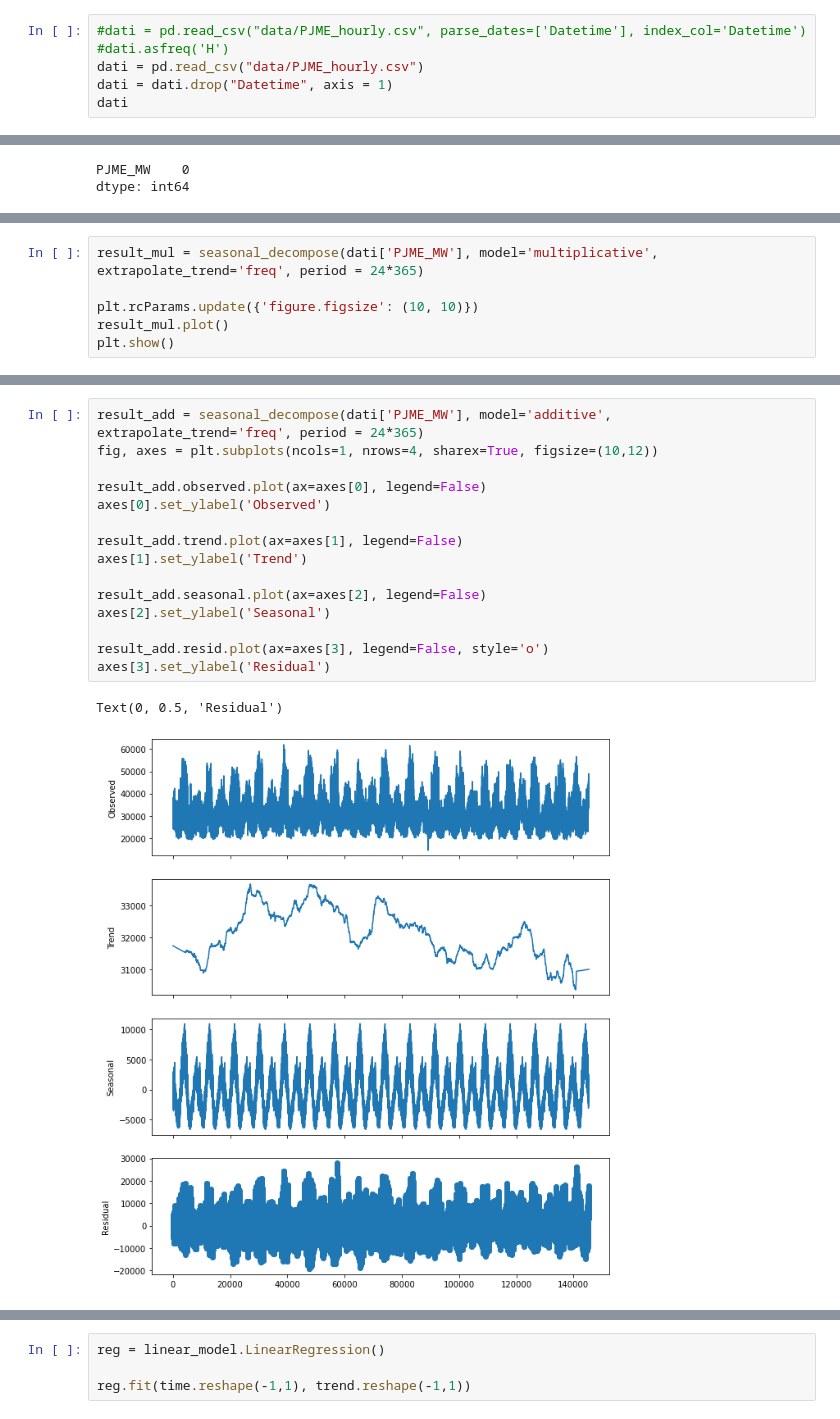
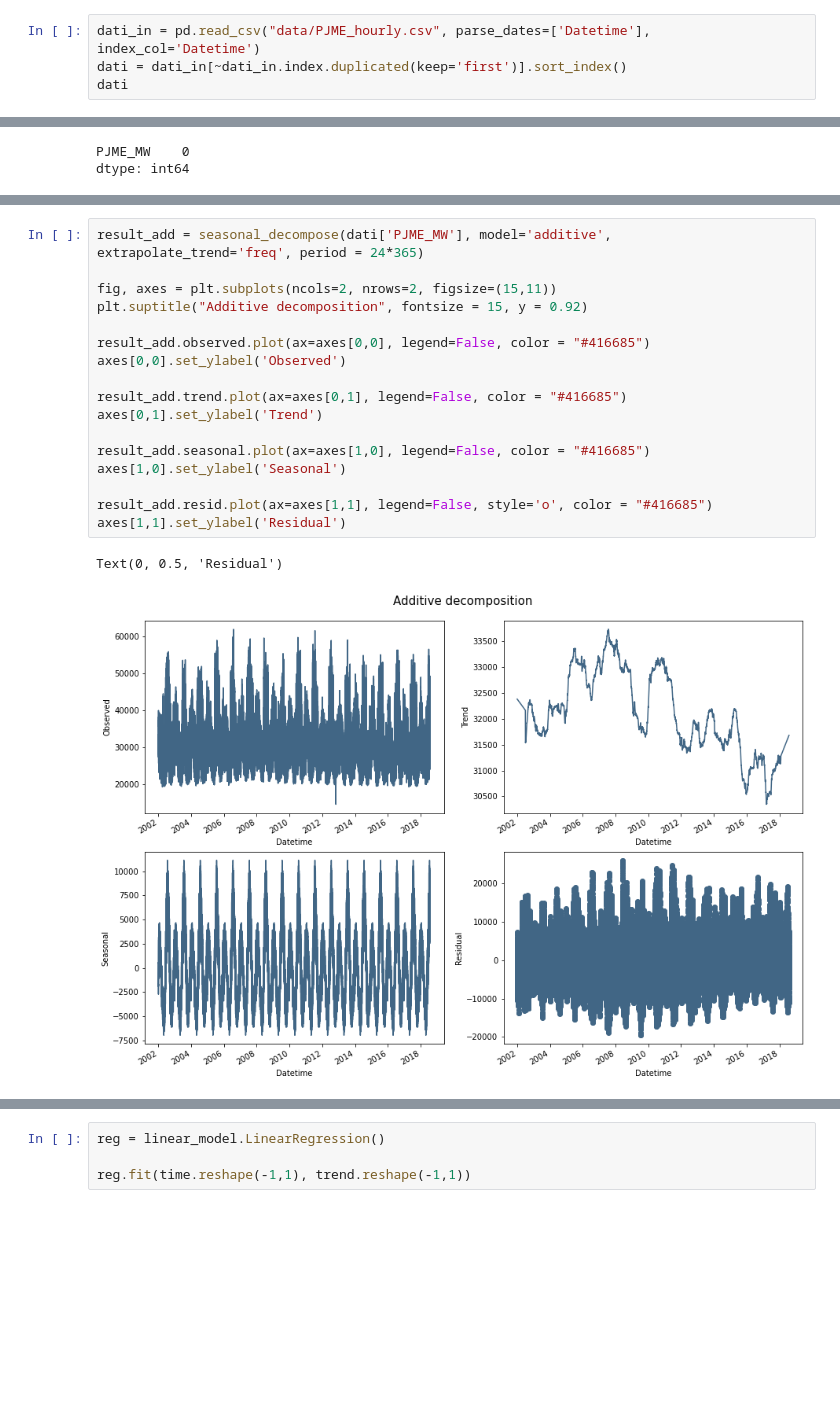
Before and after one commit to Chri1629/environment_physics, a Jupyter notebook: physics/progetto/Esame.ipynb, the cells around one changed output, grey strips where cells are left out. Saved outputs shown, nothing was run; the diff lists cells and outputs as text; blank space fills up the shorter version.

```diff
--- a/physics/progetto/Esame.ipynb
+++ b/physics/progetto/Esame.ipynb
@@ -102,8 +108,6 @@ Infine provare a usare ARIMA per predire il consumo nei prossimi 240 periodi.
 # %%
-#dati = pd.read_csv("data/PJME_hourly.csv", parse_dates=['Datetime'], index_col='Datetime')
-#dati.asfreq('H')
-dati = pd.read_csv("data/PJME_hourly.csv")
-dati = dati.drop("Datetime", axis = 1)
+dati_in = pd.read_csv("data/PJME_hourly.csv", parse_dates=['Datetime'], index_col='Datetime')
+dati = dati_in[~dati_in.index.duplicated(keep='first')].sort_index()
 dati
 # %% [output]
 |  | PJME_MW |
@@ -139,6 +152,0 @@ Scomponiamo nelle componenti principali
-# %%
-result_mul = seasonal_decompose(dati['PJME_MW'], model='multiplicative', extrapolate_trend='freq', period = 24*365)
-
-plt.rcParams.update({'figure.figsize': (10, 10)})
-result_mul.plot()
-plt.show()
@@ -147,18 +176,20 @@ plt.show()
 # %%
 result_add = seasonal_decompose(dati['PJME_MW'], model='additive', extrapolate_trend='freq', period = 24*365)
-fig, axes = plt.subplots(ncols=1, nrows=4, sharex=True, figsize=(10,12))
 
-result_add.observed.plot(ax=axes[0], legend=False)
-axes[0].set_ylabel('Observed')
+fig, axes = plt.subplots(ncols=2, nrows=2, figsize=(15,11))
+plt.suptitle("Additive decomposition", fontsize = 15, y = 0.92)
 
-result_add.trend.plot(ax=axes[1], legend=False)
-axes[1].set_ylabel('Trend')
+result_add.observed.plot(ax=axes[0,0], legend=False, color = "#416685")
+axes[0,0].set_ylabel('Observed')
 
-result_add.seasonal.plot(ax=axes[2], legend=False)
-axes[2].set_ylabel('Seasonal')
+result_add.trend.plot(ax=axes[0,1], legend=False, color = "#416685")
+axes[0,1].set_ylabel('Trend')
 
-result_add.resid.plot(ax=axes[3], legend=False, style='o')
-axes[3].set_ylabel('Residual')
+result_add.seasonal.plot(ax=axes[1,0], legend=False, color = "#416685")
+axes[1,0].set_ylabel('Seasonal')
+
+result_add.resid.plot(ax=axes[1,1], legend=False, style='o', color = "#416685")
+axes[1,1].set_ylabel('Residual')
 # %% [output]
 Text(0, 0.5, 'Residual')
-[figure, old version]
+[figure, new version]
```
Also changed, not shown: parts of 38 cells of this notebook, 5 other files.
